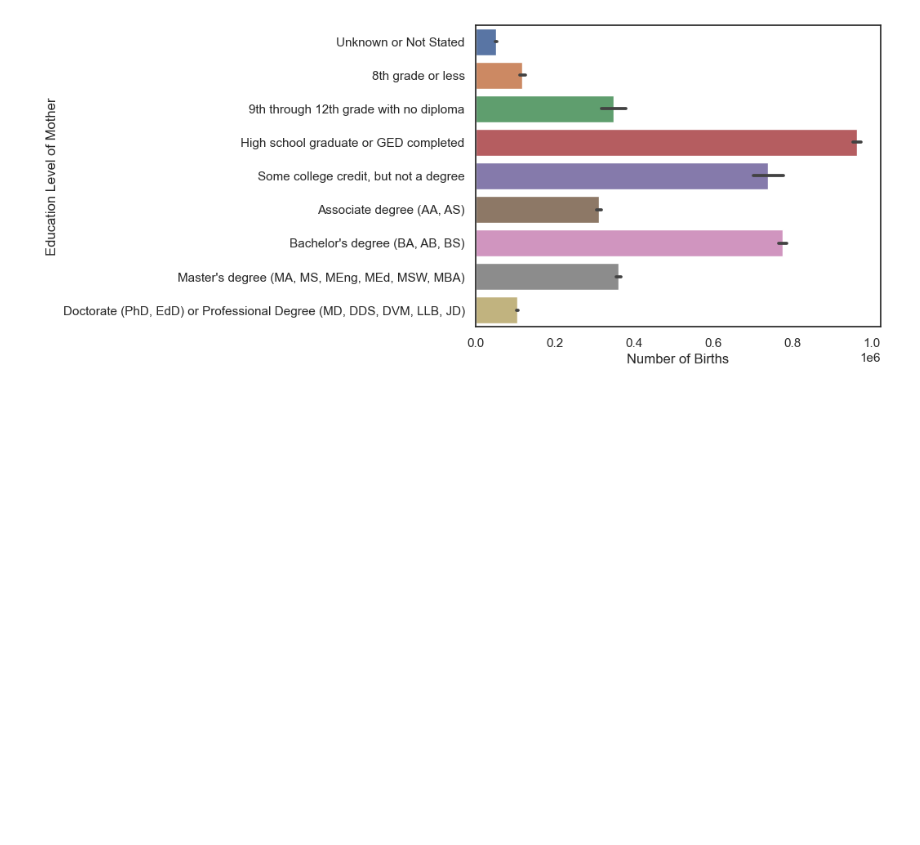
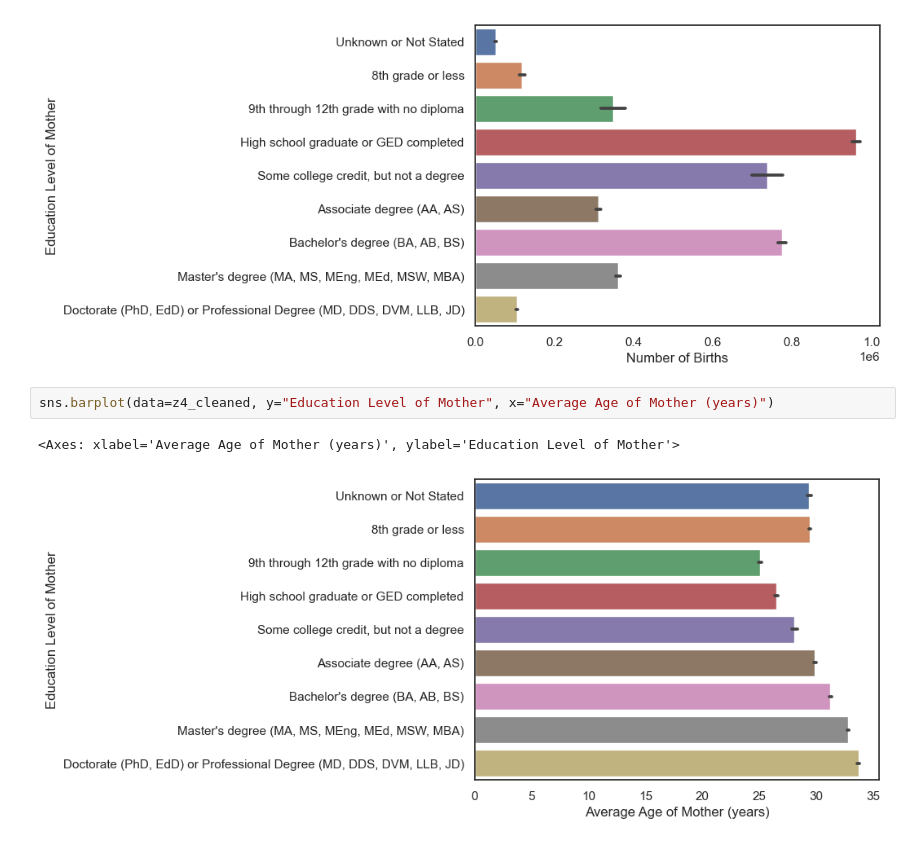
Before and after one commit to b-macd/US-Birth-Rates_analysis, a Jupyter notebook: notebooks/exploration.ipynb, the cells around one changed output. Drawn from its saved outputs; the diff is of its cells as text; blank space fills up the shorter version.

```diff
--- a/notebooks/exploration.ipynb
+++ b/notebooks/exploration.ipynb
@@ -274,3 +267,8 @@ sns.barplot(data=z4_cleaned, y="Education Level of Mother", x="Number of Births"
 # %% [output]
 <Axes: xlabel='Number of Births', ylabel='Education Level of Mother'>
 [figure]
+# %%
+sns.barplot(data=z4_cleaned, y="Education Level of Mother", x="Average Age of Mother (years)")
+# %% [output]
+<Axes: xlabel='Average Age of Mother (years)', ylabel='Education Level of Mother'>
+[figure, added]
```
Also changed, not shown: parts of 13 cells of this notebook, 13 other files.
